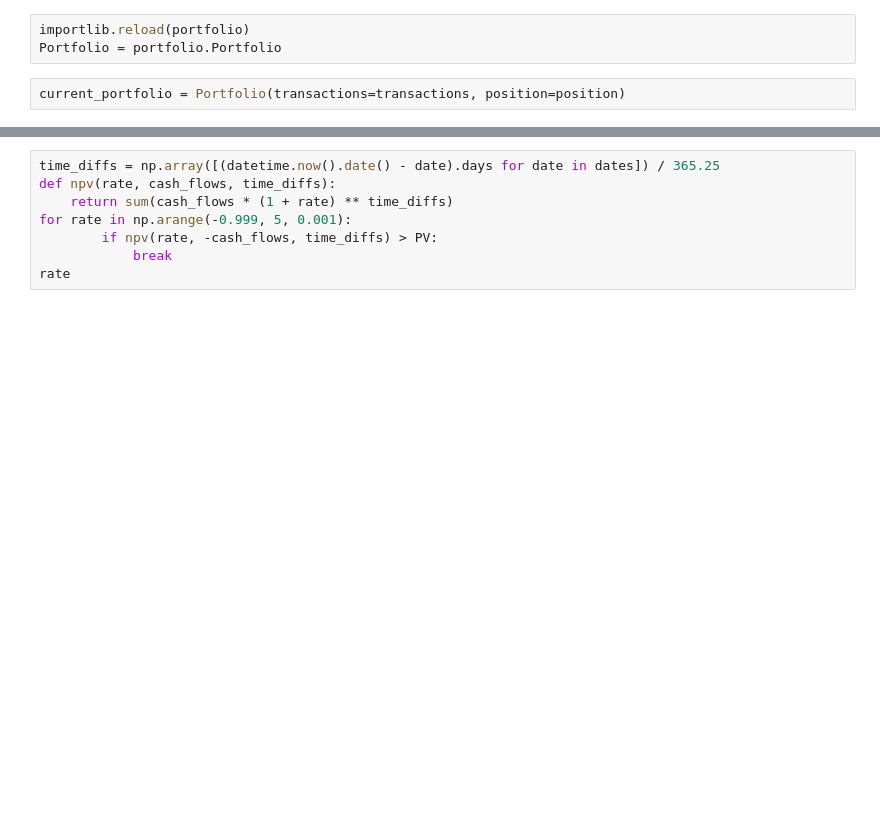
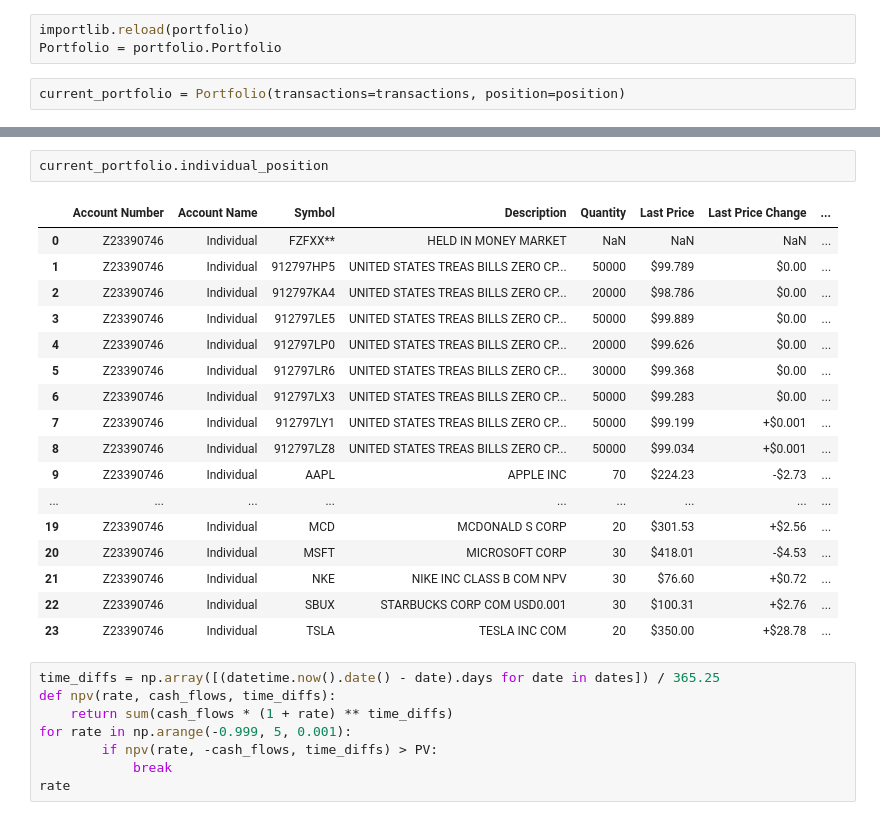
Before and after one commit to yifan-lee/fidelity-portfolio-tracker, a Jupyter notebook: code/test.ipynb, the cells around one changed output, grey strips where cells are left out. Drawn from its saved outputs; the diff is of its cells as text; blank space fills up the shorter version.

```diff
--- a/code/test.ipynb
+++ b/code/test.ipynb
@@ -51,3 +153,23 @@ PV = test_position['Current Value'].values
+# %%
+current_portfolio.individual_position
+# %% [output]
+|  | Account Number | Account Name | Symbol | Description | Quantity | Last Price | Last Price Change | ... |
+| 0 | Z23390746 | Individual | FZFXX** | HELD IN MONEY MARKET | NaN | NaN | NaN | ... |
+| 1 | Z23390746 | Individual | 912797HP5 | UNITED STATES TREAS BILLS ZERO CP... | 50000 | $99.789 | $0.00 | ... |
+| 2 | Z23390746 | Individual | 912797KA4 | UNITED STATES TREAS BILLS ZERO CP... | 20000 | $98.786 | $0.00 | ... |
+| 3 | Z23390746 | Individual | 912797LE5 | UNITED STATES TREAS BILLS ZERO CP... | 50000 | $99.889 | $0.00 | ... |
+| 4 | Z23390746 | Individual | 912797LP0 | UNITED STATES TREAS BILLS ZERO CP... | 20000 | $99.626 | $0.00 | ... |
+| 5 | Z23390746 | Individual | 912797LR6 | UNITED STATES TREAS BILLS ZERO CP... | 30000 | $99.368 | $0.00 | ... |
+| 6 | Z23390746 | Individual | 912797LX3 | UNITED STATES TREAS BILLS ZERO CP... | 50000 | $99.283 | $0.00 | ... |
+| 7 | Z23390746 | Individual | 912797LY1 | UNITED STATES TREAS BILLS ZERO CP... | 50000 | $99.199 | +$0.001 | ... |
+| 8 | Z23390746 | Individual | 912797LZ8 | UNITED STATES TREAS BILLS ZERO CP... | 50000 | $99.034 | +$0.001 | ... |
+| 9 | Z23390746 | Individual | AAPL | APPLE INC | 70 | $224.23 | -$2.73 | ... |
+| ... | ... | ... | ... | ... | ... | ... | ... | ... |
+| 19 | Z23390746 | Individual | MCD | MCDONALD S CORP | 20 | $301.53 | +$2.56 | ... |
+| 20 | Z23390746 | Individual | MSFT | MICROSOFT CORP | 30 | $418.01 | -$4.53 | ... |
+| 21 | Z23390746 | Individual | NKE | NIKE INC CLASS B COM NPV | 30 | $76.60 | +$0.72 | ... |
+| 22 | Z23390746 | Individual | SBUX | STARBUCKS CORP COM USD0.001 | 30 | $100.31 | +$2.76 | ... |
+| 23 | Z23390746 | Individual | TSLA | TESLA INC COM | 20 | $350.00 | +$28.78 | ... |
 # %%
 time_diffs = np.array([(datetime.now().date() - date).days for date in dates]) / 365.25
 def npv(rate, cash_flows, time_diffs):
```
Also changed, not shown: parts of 18 cells of this notebook, 6 other files.
